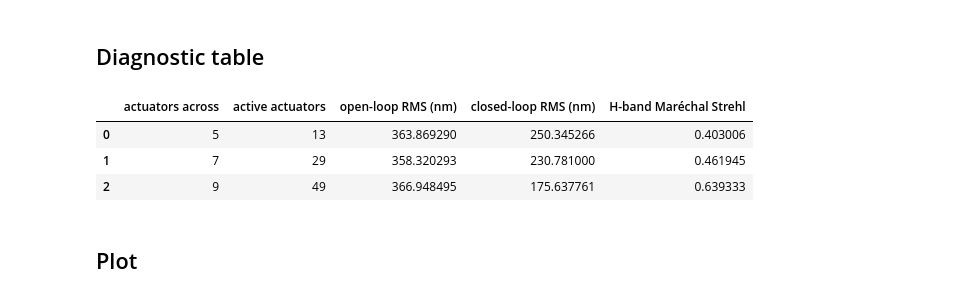
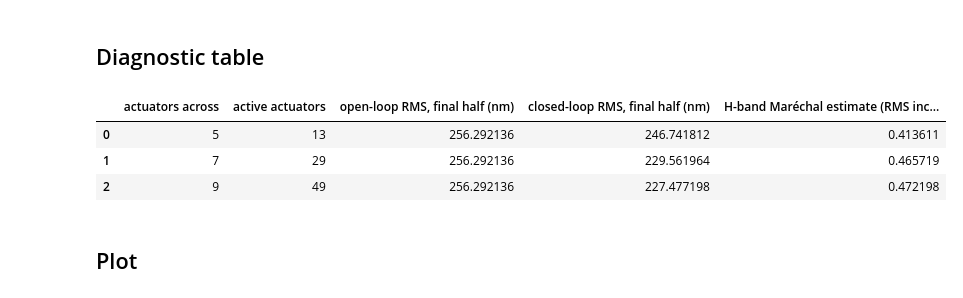
Before and after one commit to xhvoid/Shack-Hartmann-AO-Simulation, a Jupyter notebook: notebooks/studies/high_order_scao.ipynb, the cells around one changed output. Saved outputs shown, nothing was run; the diff lists cells and outputs as text; code cells hidden in the pictures.

```diff
--- a/notebooks/studies/high_order_scao.ipynb
+++ b/notebooks/studies/high_order_scao.ipynb
@@ -49,12 +51,15 @@ WFS_WAVELENGTH_M = 700e-9
 SCIENCE_WAVELENGTH_M = 1.65e-6
 ORDERS = (5, 7) if FAST_SMOKE else (5, 7, 9)
 N_STEPS = 6 if FAST_SMOKE else 14
+# Hold the atmosphere grid and WFS sampling fixed within the order scan.
+N_LENSLETS_ACROSS = max(ORDERS) + 1
+PUPIL_PIXELS = 12 * N_LENSLETS_ACROSS
 # %% [markdown]
 ## Configuration
 # %%
 def build_system(n_across):
-    lenslets = n_across + 1
-    pixels = 12 * lenslets
+    lenslets = N_LENSLETS_ACROSS
+    pixels = PUPIL_PIXELS
     geometry = build_shack_hartmann_geometry(
         telescope_diameter_m=TELESCOPE_DIAMETER_M,
         pupil_shape=(pixels, pixels),
@@ -76,7 +81,7 @@ def build_system(n_across):
         DMConfig(
             telescope_diameter_m=TELESCOPE_DIAMETER_M,
             n_actuators_across=n_across,
-            coupling_width_pitch=0.35,
+            coupling_width_pitch=0.35,  # Synthetic narrow Gaussian basis (~1.7% coupling).
             stroke_limit_nm=20000.0,
         ),
     )
@@ -90,6 +95,10 @@ def build_system(n_across):
     atmosphere = FrozenFlowAtmosphere(
         FrozenFlowAtmosphereConfig(
             grid_size=geometry.pupil_shape[0],
+            screen_grid_size=3 * geometry.pupil_shape[0],
+            spectrum_model=SPECTRUM_SUBHARMONIC_V2,
+            translation_model=TRANSLATION_FOURIER_SUBPIXEL_V2,
+            normalize_rms=False,
             delta_m=geometry.pupil_geometry.pixel_spacing_xy_m[0],
             pupil_diameter_m=TELESCOPE_DIAMETER_M,
             r0_m=0.25,
@@ -131,40 +140,46 @@ def run_order(n_across):
     )
     residual = np.asarray(history.post_update_residual_opd_rms_m, dtype=float)
     settled = float(np.mean(residual[N_STEPS // 2:]))
-    open_loop = float(np.mean(history.open_loop_opd_rms_m))
+    open_trajectory = np.asarray(history.open_loop_opd_rms_m, dtype=float)
+    open_loop = float(np.mean(open_trajectory[N_STEPS // 2:]))
     # Maréchal approximation: Strehl ~ exp(-(2 pi sigma / lambda)^2).
     strehl = float(np.exp(-((2 * np.pi * settled / SCIENCE_WAVELENGTH_M) ** 2)))
-    return settled, open_loop, strehl, int(mirror.n_actuators)
+    assert np.isfinite(settled) and settled >= 0 and open_loop > 0
+    assert 0 < strehl <= 1
+    return settled, open_loop, strehl, int(mirror.n_actuators), open_trajectory
 
 records = {order: run_order(order) for order in ORDERS}
+reference_open = records[ORDERS[0]][4]
+for order in ORDERS:
+    np.testing.assert_allclose(records[order][4], reference_open, rtol=1e-12, atol=1e-18)
 # %% [markdown]
 ## Diagnostic table
 # %%
 table = pd.DataFrame(
     [
         (
             order,
             records[order][3],
             records[order][1] * 1e9,
             records[order][0] * 1e9,
             records[order][2],
         )
         for order in ORDERS
     ],
     columns=[
         "actuators across",
         "active actuators",
-        "open-loop RMS (nm)",
-        "closed-loop RMS (nm)",
-        "H-band Maréchal Strehl",
+        "open-loop RMS, final half (nm)",
+        "closed-loop RMS, final half (nm)",
+        "H-band Maréchal estimate (RMS includes tilt)",
     ],
 )
 table
 # %% [output]
-|  | actuators across | active actuators | open-loop RMS (nm) | closed-loop RMS (nm) | H-band Maréchal Strehl |
-| 0 | 5 | 13 | 363.869290 | 250.345266 | 0.403006 |
-| 1 | 7 | 29 | 358.320293 | 230.781000 | 0.461945 |
-| 2 | 9 | 49 | 366.948495 | 175.637761 | 0.639333 |
+|  | actuators across | active actuators | open-loop RMS, final half (nm) | closed-loop RMS, final half (nm) | H-band Maréchal estimate (RMS inc... |
+| 0 | 5 | 13 | 256.292136 | 246.741812 | 0.413611 |
+| 1 | 7 | 29 | 256.292136 | 229.561964 | 0.465719 |
+| 2 | 9 | 49 | 256.292136 | 227.477198 | 0.472198 |
 # %% [markdown]
 ## Plot
 # %%
```
Also changed, not shown: parts of 4 cells of this notebook, 50 other files.
